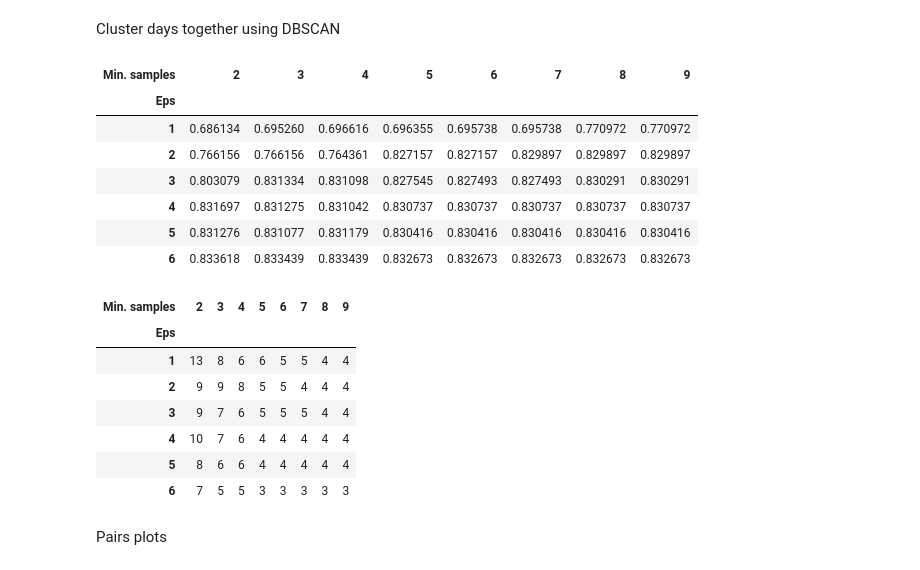
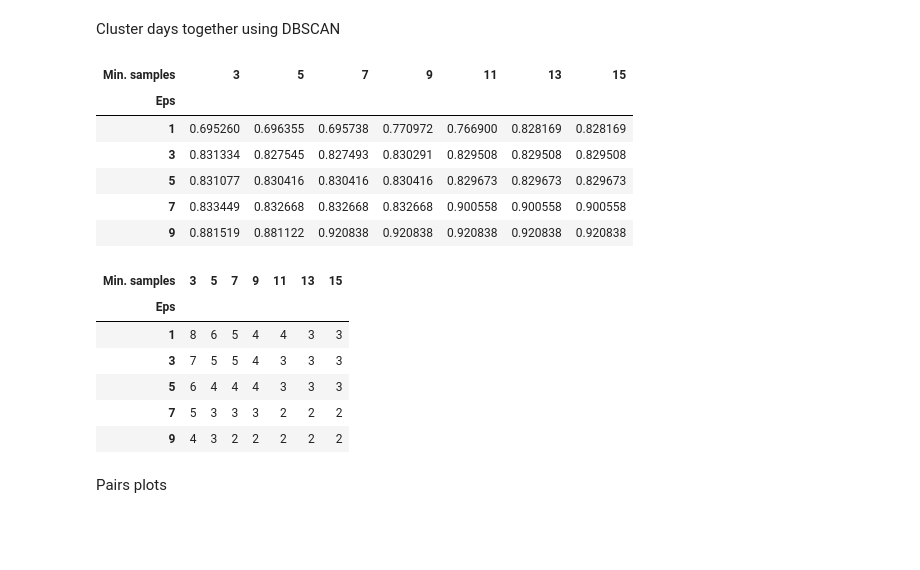
Before and after one commit to Matt17BR/ml4ds2324_cluster_analysis, a Jupyter notebook: scripts/cluster_analysis.ipynb, the cells around one changed output. Saved outputs shown, nothing was run; the diff lists cells and outputs as text; code cells hidden in the pictures; blank space fills up the shorter version.

```diff
--- a/scripts/cluster_analysis.ipynb
+++ b/scripts/cluster_analysis.ipynb
@@ -65,39 +65,38 @@ Cluster days together using DBSCAN
 # %%
 from sklearn.cluster import DBSCAN
 from sklearn.metrics import silhouette_score
 from itertools import product
 import numpy as np
 
 # DBSCAN clustering
 # We need to specify the epsilon (eps) and minimum samples (min_samples) parameters
 # We will seek optimal ones by grid hyperparameter tuning
 
-eps_values = np.arange(1,7,1) # eps values to be investigated
-min_samples = np.arange(2,10) # min_samples values to be investigated
+eps_values = np.arange(1,10,2) # eps values to be investigated
+min_samples = np.arange(3,16,2) # min_samples values to be investigated
 
 DBSCAN_params = list(product(eps_values, min_samples))
 no_of_clusters = []
 sil_score = []
 
 for p in DBSCAN_params:
     DBS_clustering = DBSCAN(eps=p[0], min_samples=p[1]).fit(data_clustering)
     no_of_clusters.append(len(np.unique(DBS_clustering.labels_)))
     sil_score.append(silhouette_score(data_clustering, DBS_clustering.labels_))
 
 tmp = pd.DataFrame.from_records(DBSCAN_params, columns = ['Eps', 'Min. samples'])
 tmp['Silhouette score'] = sil_score
 
 dbscan_tuning = tmp.pivot(index='Eps', columns='Min. samples', values='Silhouette score')
 dbscan_tuning
 # %% [output]
-| Min. samples | 2 | 3 | 4 | 5 | 6 | 7 | 8 | 9 |
-| Eps |  |  |  |  |  |  |  |  |
-| 1 | 0.686134 | 0.695260 | 0.696616 | 0.696355 | 0.695738 | 0.695738 | 0.770972 | 0.770972 |
-| 2 | 0.766156 | 0.766156 | 0.764361 | 0.827157 | 0.827157 | 0.829897 | 0.829897 | 0.829897 |
-| 3 | 0.803079 | 0.831334 | 0.831098 | 0.827545 | 0.827493 | 0.827493 | 0.830291 | 0.830291 |
-| 4 | 0.831697 | 0.831275 | 0.831042 | 0.830737 | 0.830737 | 0.830737 | 0.830737 | 0.830737 |
-| 5 | 0.831276 | 0.831077 | 0.831179 | 0.830416 | 0.830416 | 0.830416 | 0.830416 | 0.830416 |
-| 6 | 0.833618 | 0.833439 | 0.833439 | 0.832673 | 0.832673 | 0.832673 | 0.832673 | 0.832673 |
+| Min. samples | 3 | 5 | 7 | 9 | 11 | 13 | 15 |
+| Eps |  |  |  |  |  |  |  |
+| 1 | 0.695260 | 0.696355 | 0.695738 | 0.770972 | 0.766900 | 0.828169 | 0.828169 |
+| 3 | 0.831334 | 0.827545 | 0.827493 | 0.830291 | 0.829508 | 0.829508 | 0.829508 |
+| 5 | 0.831077 | 0.830416 | 0.830416 | 0.830416 | 0.829673 | 0.829673 | 0.829673 |
+| 7 | 0.833449 | 0.832668 | 0.832668 | 0.832668 | 0.900558 | 0.900558 | 0.900558 |
+| 9 | 0.881519 | 0.881122 | 0.920838 | 0.920838 | 0.920838 | 0.920838 | 0.920838 |
 # %%
 tmp = pd.DataFrame.from_records(DBSCAN_params, columns =['Eps', 'Min. samples'])
 tmp['n of clusters'] = no_of_clusters
@@ -105,14 +104,13 @@ tmp['n of clusters'] = no_of_clusters
 dbscan_nclusters = tmp.pivot(values='n of clusters', columns='Min. samples', index='Eps')
 dbscan_nclusters
 # %% [output]
-| Min. samples | 2 | 3 | 4 | 5 | 6 | 7 | 8 | 9 |
-| Eps |  |  |  |  |  |  |  |  |
-| 1 | 13 | 8 | 6 | 6 | 5 | 5 | 4 | 4 |
-| 2 | 9 | 9 | 8 | 5 | 5 | 4 | 4 | 4 |
-| 3 | 9 | 7 | 6 | 5 | 5 | 5 | 4 | 4 |
-| 4 | 10 | 7 | 6 | 4 | 4 | 4 | 4 | 4 |
-| 5 | 8 | 6 | 6 | 4 | 4 | 4 | 4 | 4 |
-| 6 | 7 | 5 | 5 | 3 | 3 | 3 | 3 | 3 |
+| Min. samples | 3 | 5 | 7 | 9 | 11 | 13 | 15 |
+| Eps |  |  |  |  |  |  |  |
+| 1 | 8 | 6 | 5 | 4 | 4 | 3 | 3 |
+| 3 | 7 | 5 | 5 | 4 | 3 | 3 | 3 |
+| 5 | 6 | 4 | 4 | 4 | 3 | 3 | 3 |
+| 7 | 5 | 3 | 3 | 3 | 2 | 2 | 2 |
+| 9 | 4 | 3 | 2 | 2 | 2 | 2 | 2 |
 # %% [markdown]
 Pairs plots
 # %%
```
Also changed, not shown: parts of 4 cells of this notebook, 1 other file.
